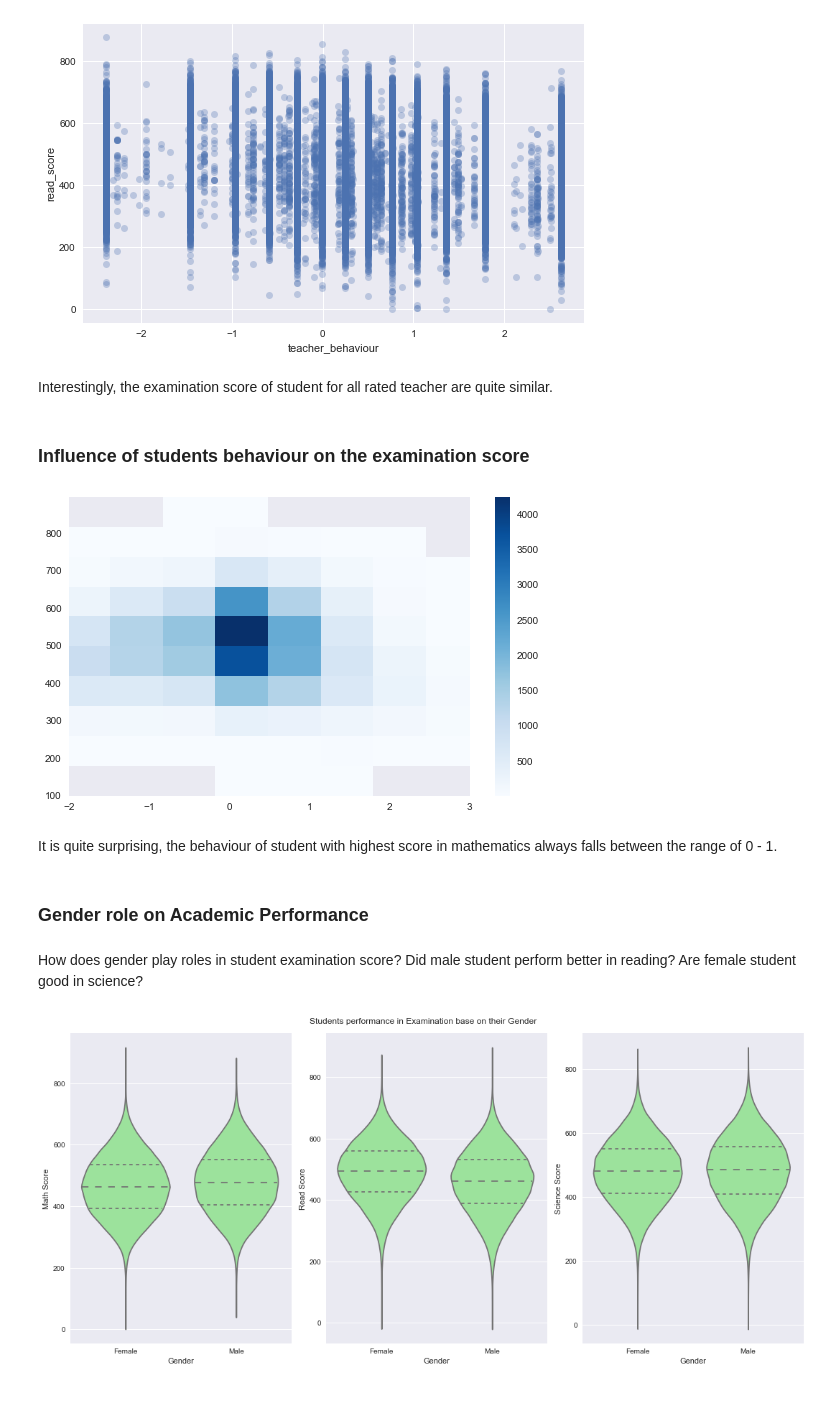
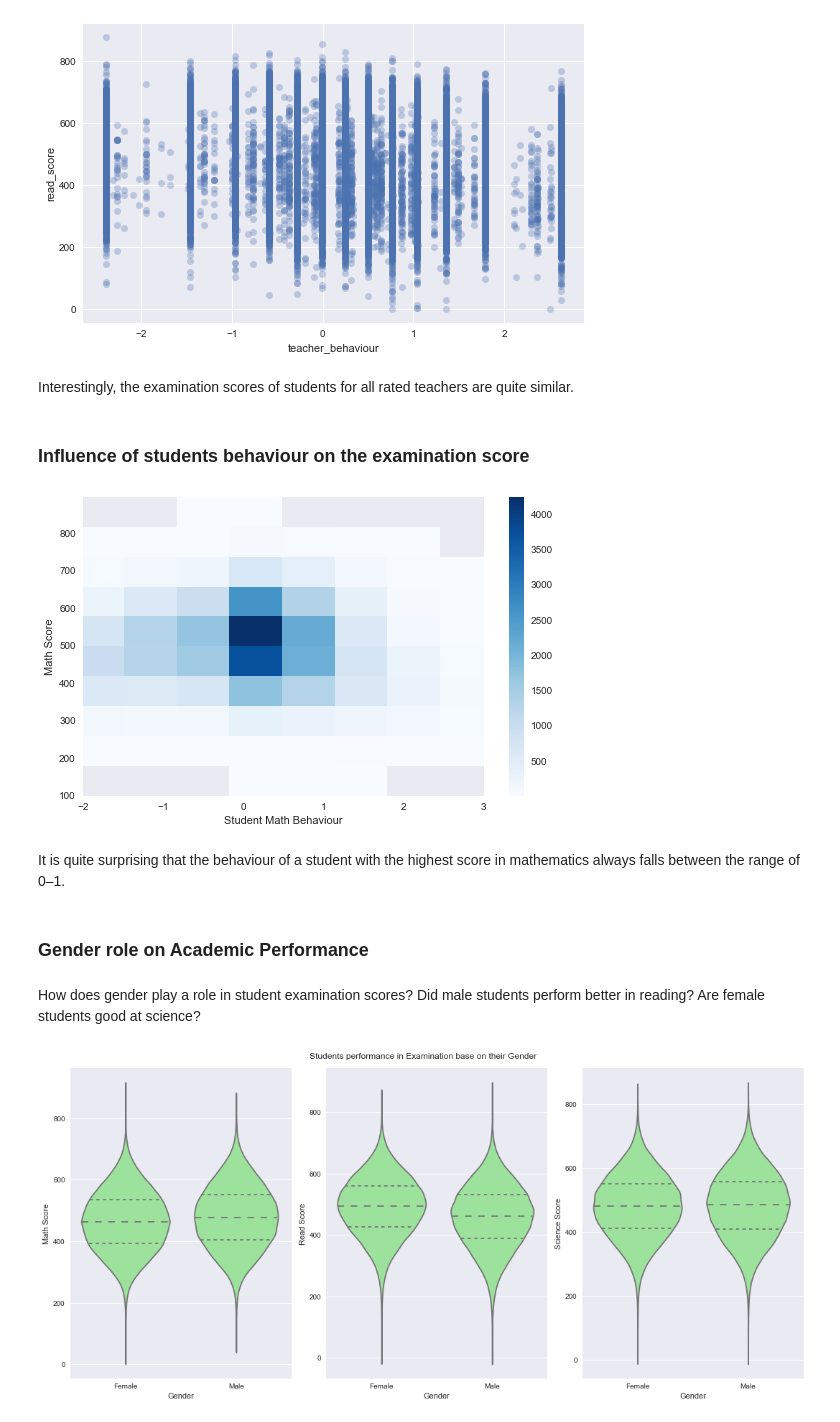
Before and after one commit to comsavvy/Students-Performance-Evaluation, a Jupyter notebook: Part_I_exploration_template.ipynb, the cells around one changed output. Drawn from its saved outputs; the diff is of its cells as text; code cells hidden in the pictures.

```diff
--- a/Part_I_exploration_template.ipynb
+++ b/Part_I_exploration_template.ipynb
@@ -931,21 +937,23 @@ sb.regplot(data=pisa_df, x='teacher_behaviour', y='read_score', fit_reg=False, s
 # %% [output]
 [figure]
 # %% [markdown]
-Interestingly, the examination score of student for all rated teacher are quite similar.
+Interestingly, the examination scores of students for all rated teachers are quite similar.
 # %% [markdown]
 ### Influence of students behaviour on the examination score
 # %%
 plt.hist2d(data=pisa_df.dropna(), x='math_behaviour', y='math_score', cmap='Blues', cmin=0.5)
 plt.xlim([-2, 3])
+plt.xlabel('Student Math Behaviour')
+plt.ylabel('Math Score')
 plt.colorbar();
 # %% [output]
-[figure, old version]
+[figure, new version]
 # %% [markdown]
-It is quite surprising, the behaviour of student with highest score in mathematics always falls between the range of 0 - 1.
+It is quite surprising that the behaviour of a student with the highest score in mathematics always falls between the range of 0–1.
 # %% [markdown]
 ### Gender role on Academic Performance
 # %% [markdown]
-How does gender play roles in student examination score? Did male student perform better in reading? Are female student good in science?
+How does gender play a role in student examination scores? Did male students perform better in reading? Are female students good at science?
 # %%
 def gender_effect_plot(exam_scores):
     plt.figure(figsize=(15, 7))
```
Also changed, not shown: parts of 62 cells of this notebook.
